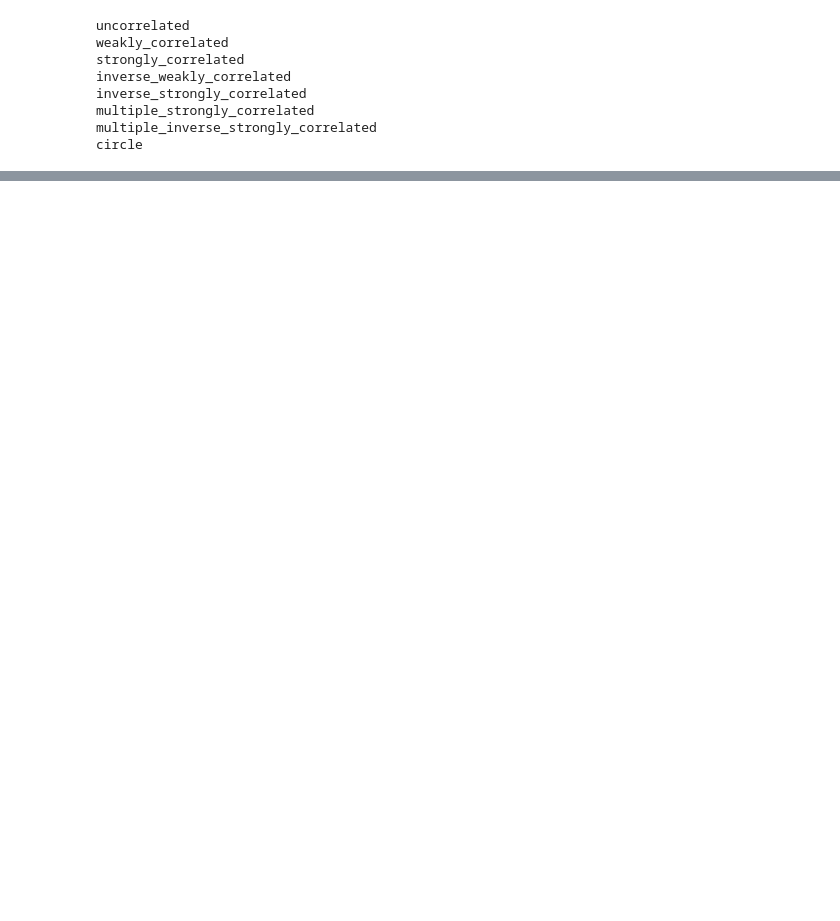
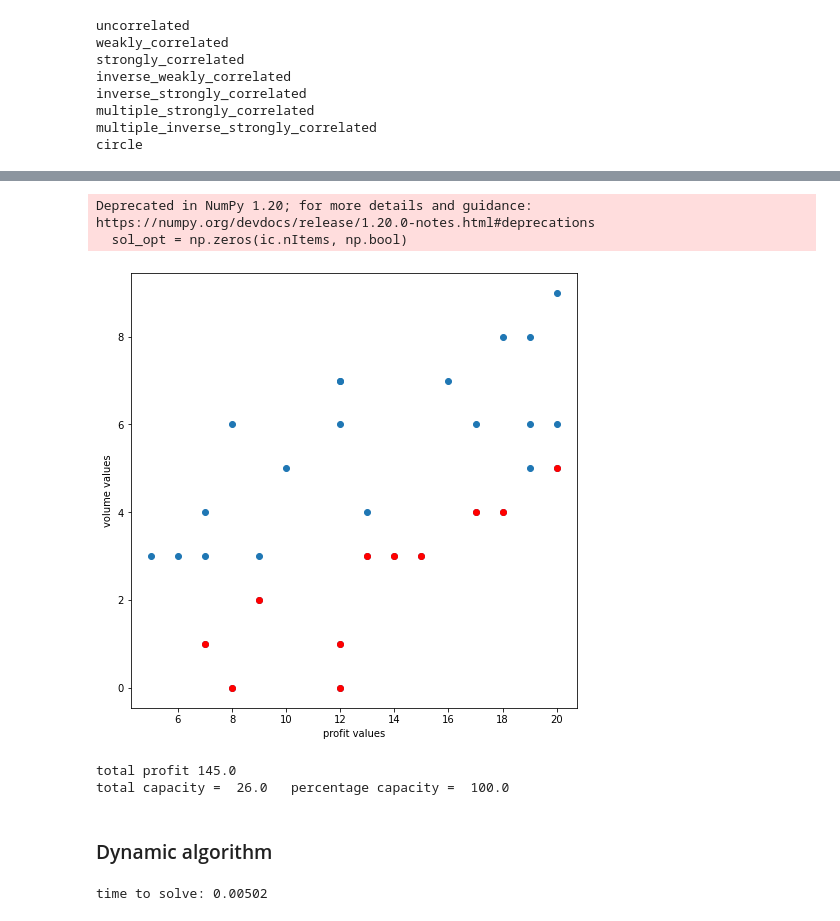
Before and after one commit to SimoneMugnai/AI_USI_MA_Assignments, a Jupyter notebook: introduction_to_the_KP.ipynb, the cells around one changed output, grey strips where cells are left out. Cells and saved outputs as stored; diff of their text form; code cells hidden in the pictures; blank space fills up the shorter version.

```diff
--- a/introduction_to_the_KP.ipynb
+++ b/introduction_to_the_KP.ipynb
@@ -112,0 +322,25 @@ collected 60.0% of the volume
+# %%
+def exaustiveSearch(W, wt, val, n, curr_sol):
+  # final case of the recursion
+  if n == 0 or W == 0:
+    return 0, curr_sol
+
+  # If weight of the nth item is
+  # more than Knapsack of capacity W,
+  # then this item is not included
+  # in the optimal solution
+  if (wt[n-1] > W):
+    return exaustiveSearch(W, wt, val, n-1, curr_sol)
+
+  # return the maximum of two cases:
+  # (1) nth item included
+  # (2) not included
+  else:
+    v_curr_included, curr_sol_included = exaustiveSearch(W-wt[n-1], wt, val, n-1, curr_sol+[n-1])
+    v_curr_included += val[n-1]
+    v_curr_not_included, curr_sol_not_included = exaustiveSearch(W, wt, val, n-1, curr_sol)
+    if v_curr_included > v_curr_not_included:
+      curr_sol_included.append(n-1)
+      return v_curr_included, curr_sol_included
+    else:
+      return v_curr_not_included, curr_sol_not_included
@@ -112,0 +353,17 @@ collected 60.0% of the volume
+# %%
+sol_opt = np.zeros(ic.nItems, np.bool)
+for i in optimal_sol:
+  sol_opt[i] = True
+
+plot_solution(np.where(sol_opt>0), ic.profit_items, ic.volume_items, color="red")
+plt.show()
+print("total profit", np.sum(ic.profit_items[sol_opt]),
+      "\ntotal capacity = ", np.sum(ic.volume_items[sol_opt]), "\t percentage capacity = ", np.round(np.sum(ic.volume_items[sol_opt])/ic.capacity*100, 2))
+# %% [output]
+Deprecated in NumPy 1.20; for more details and guidance: https://numpy.org/devdocs/release/1.20.0-notes.html#deprecations
+  sol_opt = np.zeros(ic.nItems, np.bool)
+[figure, added]
+total profit 145.0
+total capacity =  26.0   percentage capacity =  100.0
+# %% [markdown]
+### Dynamic algorithm
@@ -112,0 +400,6 @@ collected 60.0% of the volume
+# %%
+start = time()
+value_optimal_sol, optimal_sol = dynamicAlgorithm(ic)
+print("time to solve:", np.round(time() - start, 5))
+# %% [output]
+time to solve: 0.00502
```
Also changed, not shown: parts of 22 cells of this notebook.
